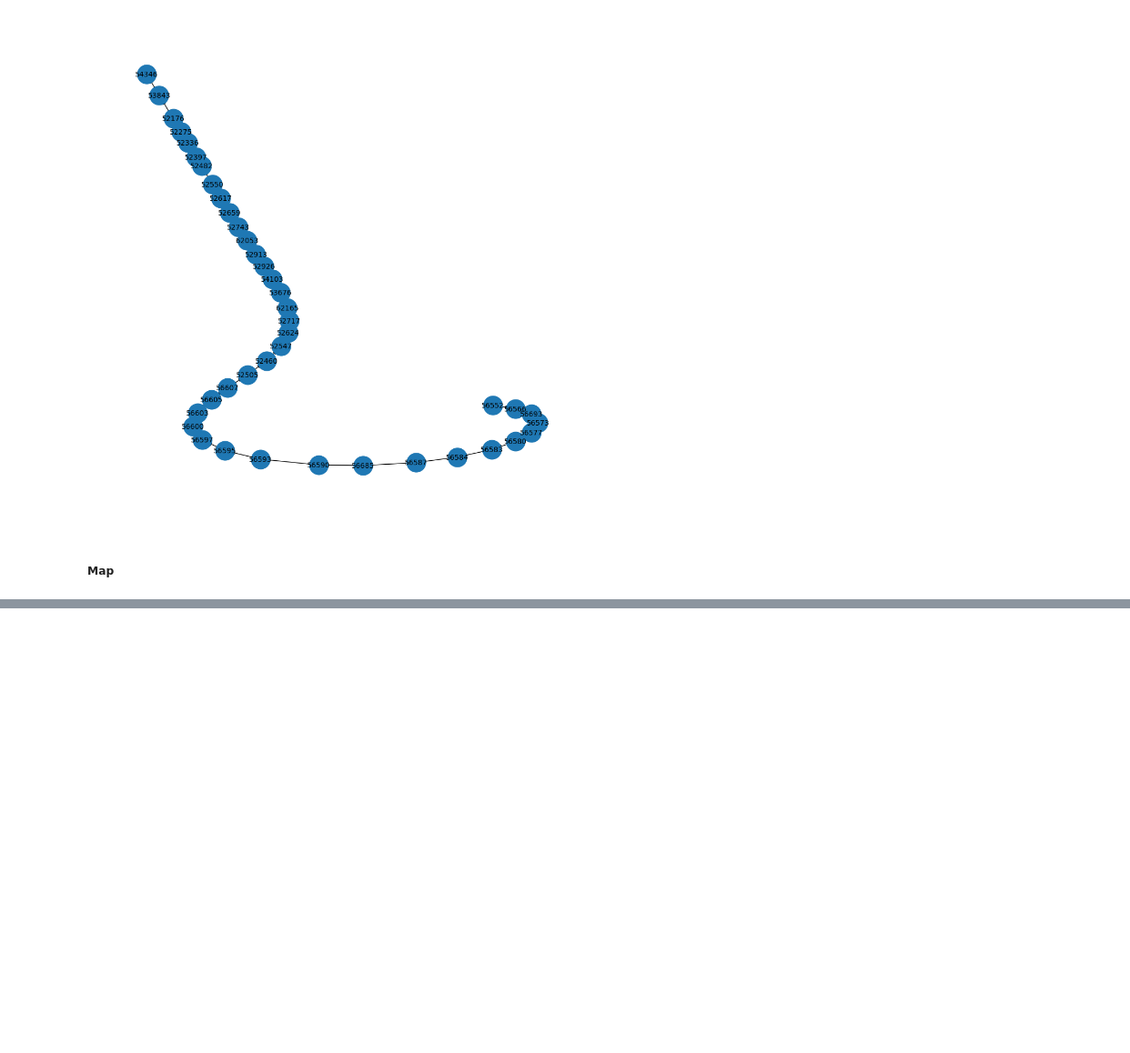
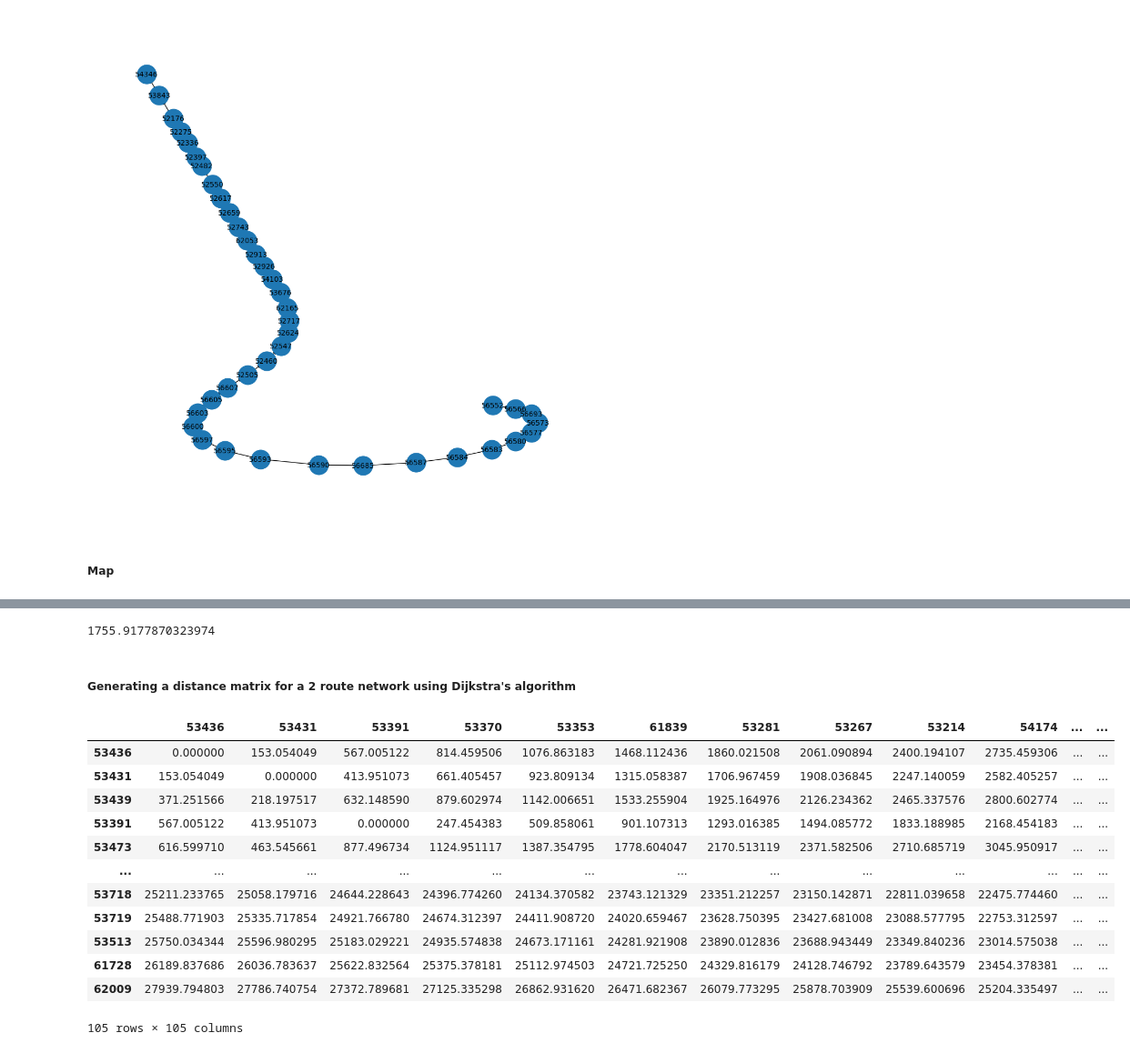
Before and after one commit to lakshyaag/Route-Optimization-STM, a Jupyter notebook: get_distance_matrix.ipynb, the cells around one changed output, grey strips where cells are left out. Shown at 91% size. Saved outputs shown, nothing was run; the diff lists cells and outputs as text; code cells hidden in the pictures; blank space fills up the shorter version.

```diff
--- a/get_distance_matrix.ipynb
+++ b/get_distance_matrix.ipynb
@@ -213,0 +312,6 @@ m
+# %%
+get_distance("55302", "55317", distances1)
+# %% [output]
+1755.9177870323974
+# %% [markdown]
+##### Generating a distance matrix for a 2 route network using Dijkstra's algorithm
@@ -213,0 +327,21 @@ m
+# %%
+graph_1.update(graph_2)
+# %%
+pairs_distance = dict(nx.all_pairs_dijkstra_path_length(graph_1))
+# %%
+# convert pairs distance to matrix
+pd.DataFrame(pairs_distance)
+# %% [output]
+|  | 53436 | 53431 | 53391 | 53370 | 53353 | 61839 | 53281 | 53267 | 53214 | 54174 | ... | ... |
+| 53436 | 0.000000 | 153.054049 | 567.005122 | 814.459506 | 1076.863183 | 1468.112436 | 1860.021508 | 2061.090894 | 2400.194107 | 2735.459306 | ... | ... |
+| 53431 | 153.054049 | 0.000000 | 413.951073 | 661.405457 | 923.809134 | 1315.058387 | 1706.967459 | 1908.036845 | 2247.140059 | 2582.405257 | ... | ... |
+| 53439 | 371.251566 | 218.197517 | 632.148590 | 879.602974 | 1142.006651 | 1533.255904 | 1925.164976 | 2126.234362 | 2465.337576 | 2800.602774 | ... | ... |
+| 53391 | 567.005122 | 413.951073 | 0.000000 | 247.454383 | 509.858061 | 901.107313 | 1293.016385 | 1494.085772 | 1833.188985 | 2168.454183 | ... | ... |
+| 53473 | 616.599710 | 463.545661 | 877.496734 | 1124.951117 | 1387.354795 | 1778.604047 | 2170.513119 | 2371.582506 | 2710.685719 | 3045.950917 | ... | ... |
+| ... | ... | ... | ... | ... | ... | ... | ... | ... | ... | ... | ... | ... |
+| 53718 | 25211.233765 | 25058.179716 | 24644.228643 | 24396.774260 | 24134.370582 | 23743.121329 | 23351.212257 | 23150.142871 | 22811.039658 | 22475.774460 | ... | ... |
+| 53719 | 25488.771903 | 25335.717854 | 24921.766780 | 24674.312397 | 24411.908720 | 24020.659467 | 23628.750395 | 23427.681008 | 23088.577795 | 22753.312597 | ... | ... |
+| 53513 | 25750.034344 | 25596.980295 | 25183.029221 | 24935.574838 | 24673.171161 | 24281.921908 | 23890.012836 | 23688.943449 | 23349.840236 | 23014.575038 | ... | ... |
+| 61728 | 26189.837686 | 26036.783637 | 25622.832564 | 25375.378181 | 25112.974503 | 24721.725250 | 24329.816179 | 24128.746792 | 23789.643579 | 23454.378381 | ... | ... |
+| 62009 | 27939.794803 | 27786.740754 | 27372.789681 | 27125.335298 | 26862.931620 | 26471.682367 | 26079.773295 | 25878.703909 | 25539.600696 | 25204.335497 | ... | ... |
+105 rows × 105 columns
```
Also changed, not shown: parts of 23 cells of this notebook, 9 other files.
